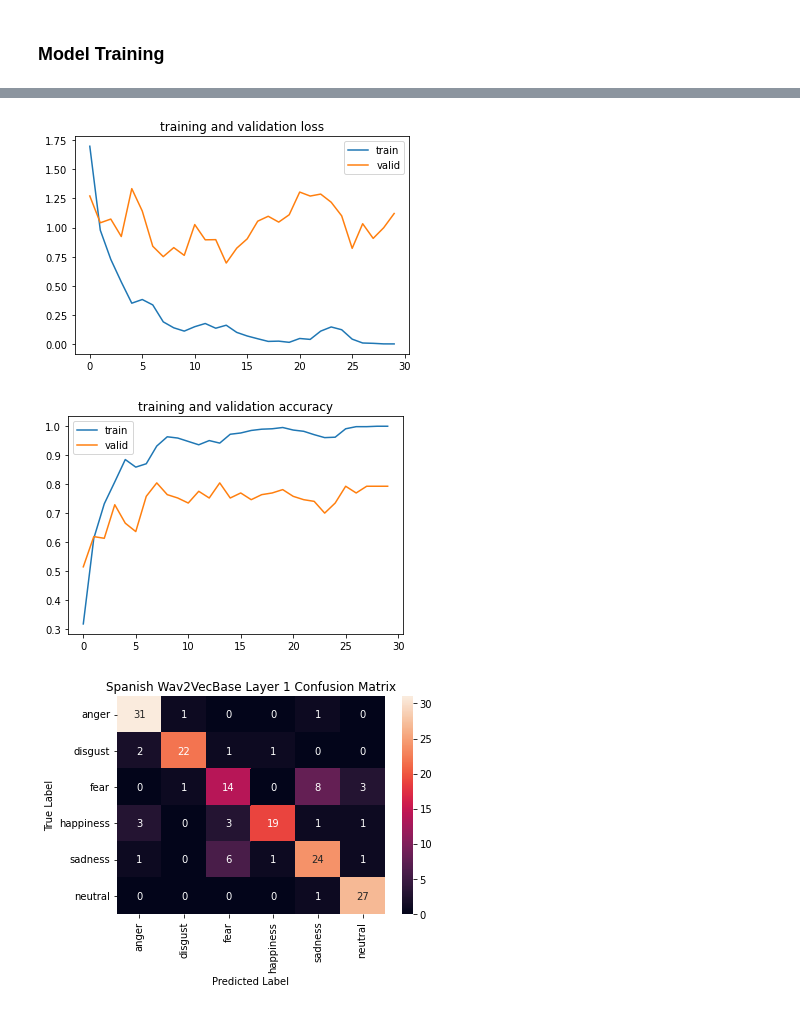
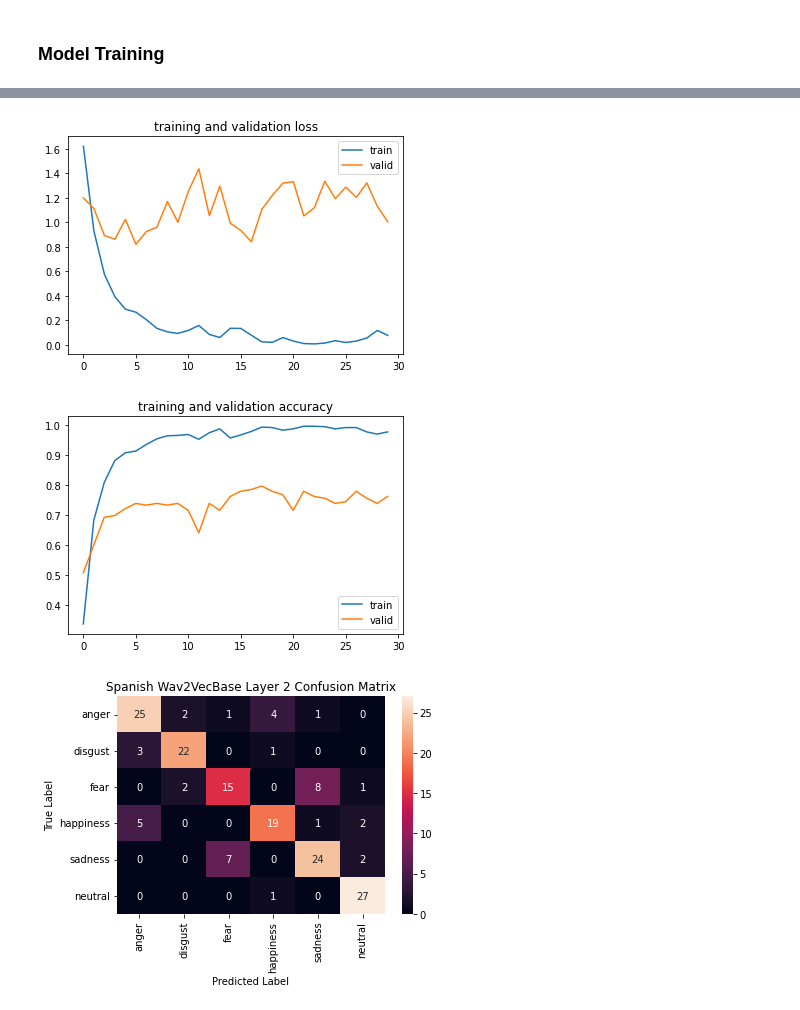
Before and after one commit to rul124/Capstone-MSED, a Jupyter notebook: Wav2Vec_Base_layers.ipynb, the cells around one changed output, grey strips where cells are left out. Cells and saved outputs as stored; diff of their text form; code cells hidden in the pictures.

Commit message:
Layer 2

```diff
--- a/Wav2Vec_Base_layers.ipynb
+++ b/Wav2Vec_Base_layers.ipynb
@@ -299,7 +299,7 @@ class ICASSP3CNN(nn.Module):
 from sklearn.model_selection import train_test_split
 from torch.utils.data import DataLoader
 # %%
-layer = 1
+layer = 2
 print("Length of audios",len(audios[layer]))
 print("Shape of first:",audios[layer][0].shape)
 print("Shape of last:",audios[layer][-1].shape)
@@ -511,7 +511,7 @@ plt.legend()
 plt.title('training and validation loss')
 plt.show()
 # %% [output]
-[figure, old version]
+[figure, new version]
 # %%
 plt.plot(range(epochs), train_accuracies, label='train')
 plt.plot(range(epochs), valid_accuracies, label='valid')
@@ -519,7 +519,7 @@ plt.legend()
 plt.title('training and validation accuracy')
 plt.show()
 # %% [output]
-[figure, old version]
+[figure, new version]
 # %%
 from sklearn.metrics import confusion_matrix
 
@@ -537,14 +537,14 @@ for inputs, lengths, labels in test_dataloader:
 # %%
 import numpy as np
 cf = confusion_matrix(y_true, y_pred)
-df = pd.read_pickle(DF_PATH)
+# df = pd.read_pickle(DF_PATH)
 classes = list(df['Label'].unique())
 df_cm = pd.DataFrame(cf, index = [i for i in classes],
                      columns = [i for i in classes])
 sns.heatmap(df_cm, annot=True)
 plt.xlabel('Predicted Label')
 plt.ylabel('True Label')
 plt.title(f'Spanish Wav2VecBase Layer {layer} Confusion Matrix')
 plt.savefig(f'/content/drive/MyDrive/MESD/results/confusion_wave2vecbase_{layer}.png')
 # %% [output]
-[figure, old version]
+[figure, new version]
```
Also changed, not shown: parts of 2 cells of this notebook.
